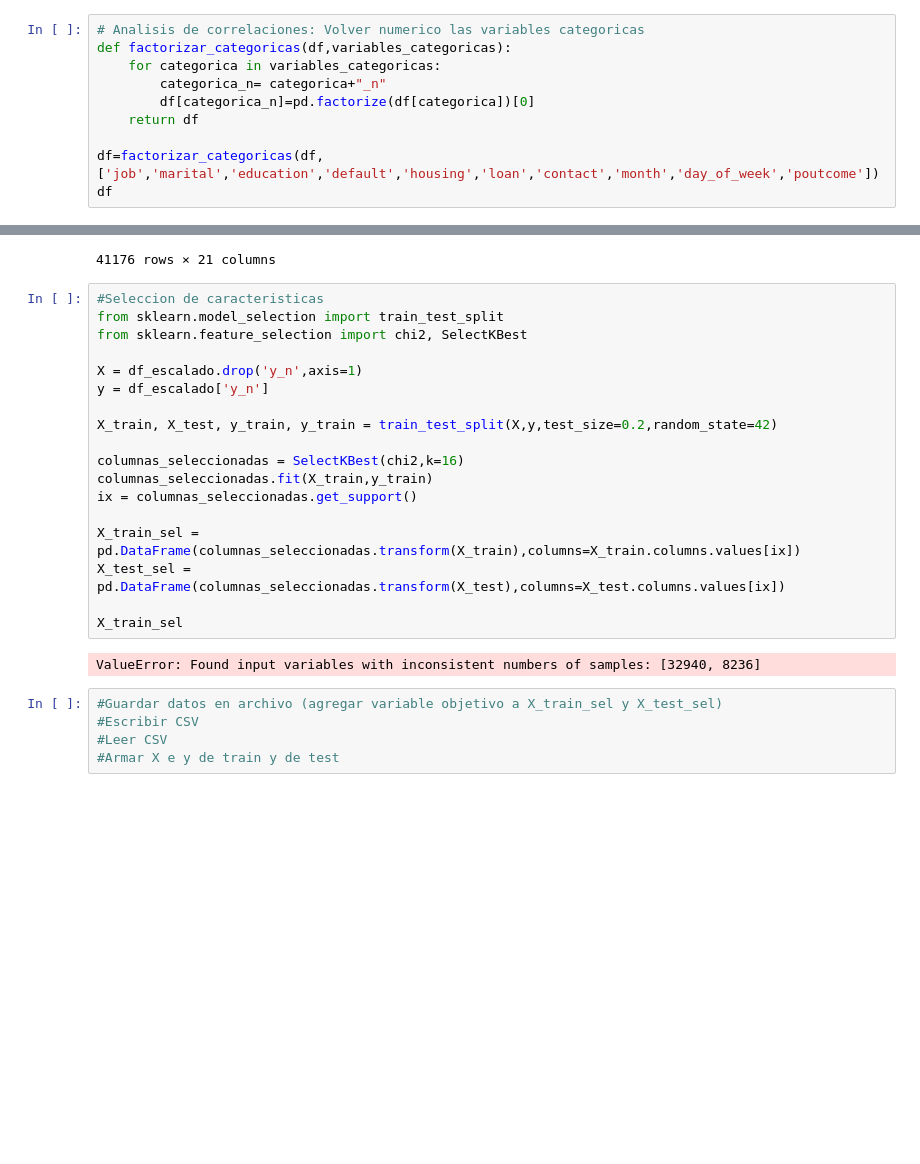
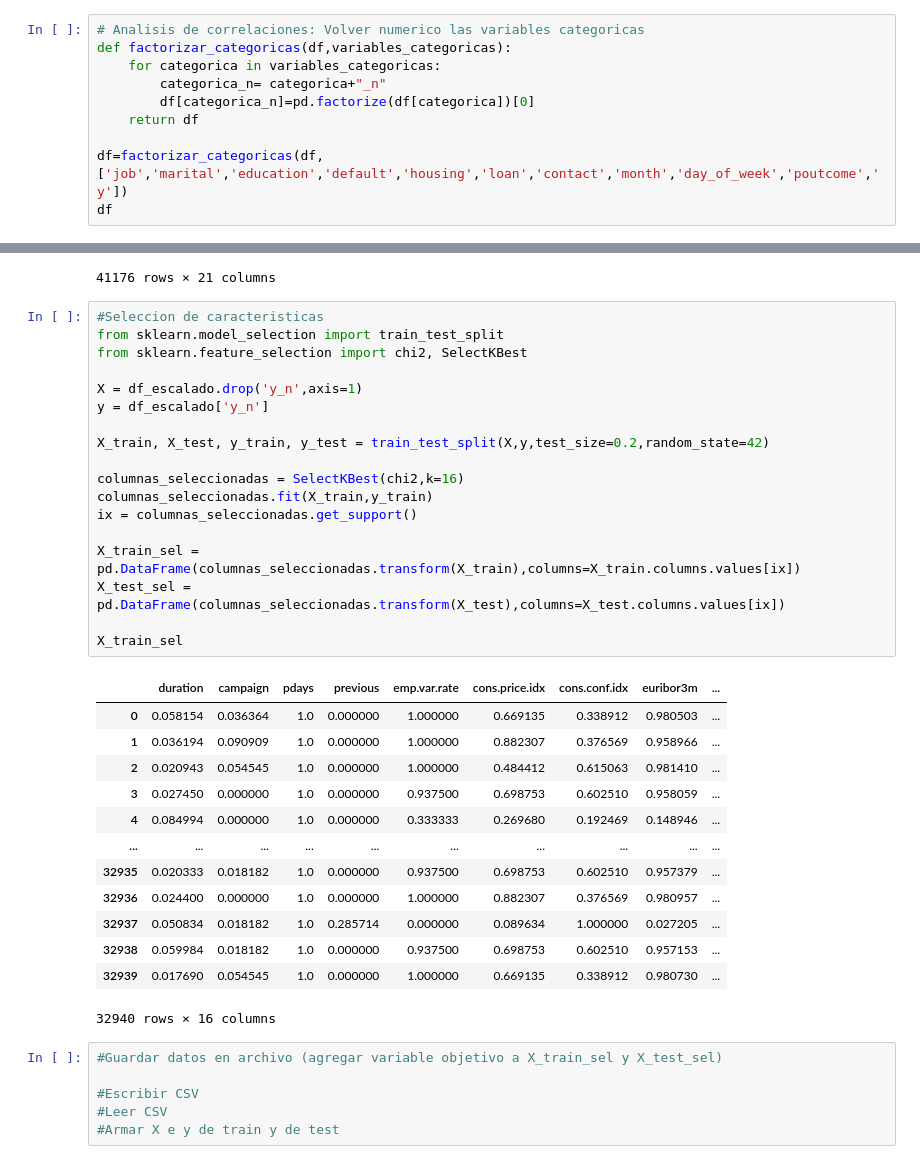
Before and after one commit to 4GeeksAcademy/machine-learning-python-template-1904, a Jupyter notebook: src/explore.ipynb, the cells around one changed output, grey strips where cells are left out. Saved outputs shown, nothing was run; the diff lists cells and outputs as text; blank space fills up the shorter version.

```diff
--- a/src/explore.ipynb
+++ b/src/explore.ipynb
@@ -210,7 +210,7 @@ def factorizar_categoricas(df,variables_categoricas):
         df[categorica_n]=pd.factorize(df[categorica])[0]
     return df
 
-df=factorizar_categoricas(df,['job','marital','education','default','housing','loan','contact','month','day_of_week','poutcome'])
+df=factorizar_categoricas(df,['job','marital','education','default','housing','loan','contact','month','day_of_week','poutcome','y'])
 df
 # %% [output]
 |  | age | job | marital | education | default | housing | loan | contact | month | day_of_week | ... |
@@ -283,25 +283,38 @@ df_escalado
 # %%
 #Seleccion de caracteristicas
 from sklearn.model_selection import train_test_split
 from sklearn.feature_selection import chi2, SelectKBest
 
 X = df_escalado.drop('y_n',axis=1)
 y = df_escalado['y_n']
 
-X_train, X_test, y_train, y_train = train_test_split(X,y,test_size=0.2,random_state=42)
+X_train, X_test, y_train, y_test = train_test_split(X,y,test_size=0.2,random_state=42)
 
 columnas_seleccionadas = SelectKBest(chi2,k=16)
 columnas_seleccionadas.fit(X_train,y_train)
 ix = columnas_seleccionadas.get_support()
 
 X_train_sel = pd.DataFrame(columnas_seleccionadas.transform(X_train),columns=X_train.columns.values[ix])
 X_test_sel = pd.DataFrame(columnas_seleccionadas.transform(X_test),columns=X_test.columns.values[ix])
 
 X_train_sel
 # %% [output]
+|  | duration | campaign | pdays | previous | emp.var.rate | cons.price.idx | cons.conf.idx | euribor3m | ... |
+| 0 | 0.058154 | 0.036364 | 1.0 | 0.000000 | 1.000000 | 0.669135 | 0.338912 | 0.980503 | ... |
+| 1 | 0.036194 | 0.090909 | 1.0 | 0.000000 | 1.000000 | 0.882307 | 0.376569 | 0.958966 | ... |
+| 2 | 0.020943 | 0.054545 | 1.0 | 0.000000 | 1.000000 | 0.484412 | 0.615063 | 0.981410 | ... |
+| 3 | 0.027450 | 0.000000 | 1.0 | 0.000000 | 0.937500 | 0.698753 | 0.602510 | 0.958059 | ... |
+| 4 | 0.084994 | 0.000000 | 1.0 | 0.000000 | 0.333333 | 0.269680 | 0.192469 | 0.148946 | ... |
+| ... | ... | ... | ... | ... | ... | ... | ... | ... | ... |
+| 32935 | 0.020333 | 0.018182 | 1.0 | 0.000000 | 0.937500 | 0.698753 | 0.602510 | 0.957379 | ... |
+| 32936 | 0.024400 | 0.000000 | 1.0 | 0.000000 | 1.000000 | 0.882307 | 0.376569 | 0.980957 | ... |
+| 32937 | 0.050834 | 0.018182 | 1.0 | 0.285714 | 0.000000 | 0.089634 | 1.000000 | 0.027205 | ... |
+| 32938 | 0.059984 | 0.018182 | 1.0 | 0.000000 | 0.937500 | 0.698753 | 0.602510 | 0.957153 | ... |
+| 32939 | 0.017690 | 0.054545 | 1.0 | 0.000000 | 1.000000 | 0.669135 | 0.338912 | 0.980730 | ... |
-ValueError: Found input variables with inconsistent numbers of samples: [32940, 8236]
+32940 rows × 16 columns
 # %%
 #Guardar datos en archivo (agregar variable objetivo a X_train_sel y X_test_sel)
+
 #Escribir CSV
 #Leer CSV
 #Armar X e y de train y de test
```
Also changed, not shown: parts of 5 cells of this notebook.
